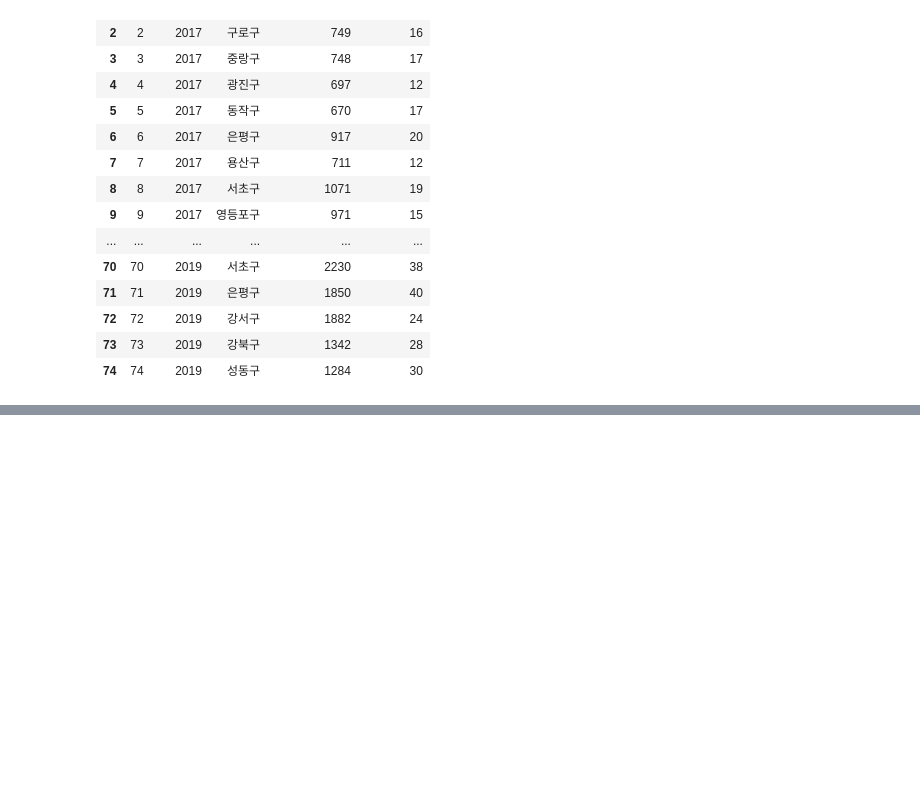
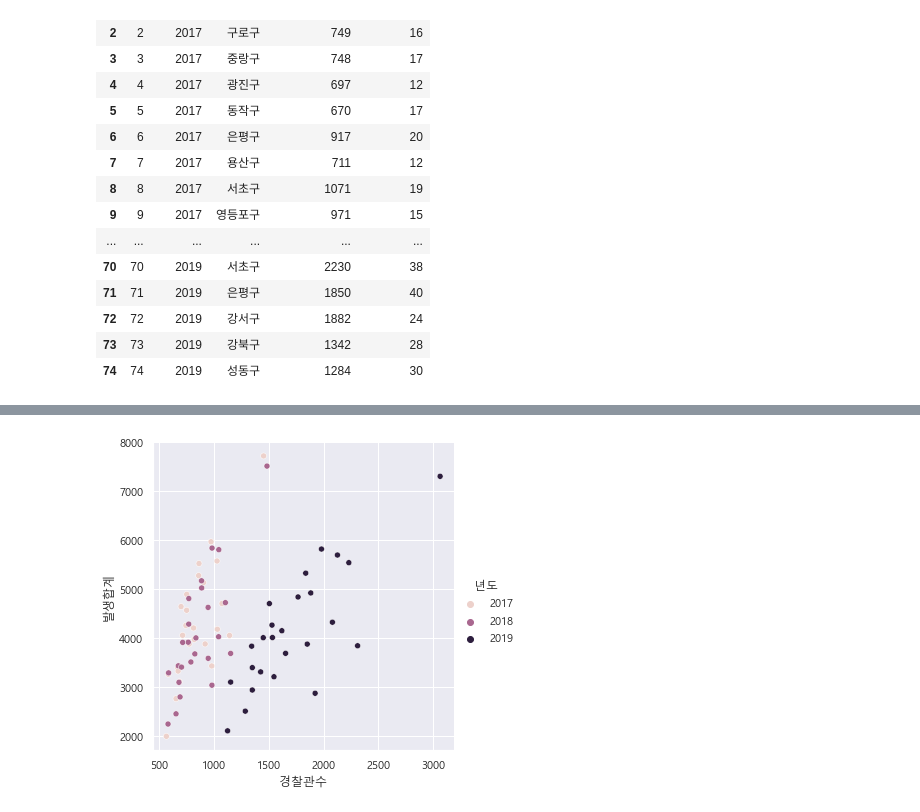
Before and after one commit to jun-young000/project2, a Jupyter notebook: 경찰관인원수와 5대범죄 발생 상관관계.ipynb, the cells around one changed output, grey strips where cells are left out. Drawn from its saved outputs; the diff is of its cells as text; code cells hidden in the pictures; blank space fills up the shorter version.

```diff
--- a/경찰관인원수와 5대범죄 발생 상관관계.ipynb
+++ b/경찰관인원수와 5대범죄 발생 상관관계.ipynb
@@ -125,0 +465,14 @@ crime=crime.sort_values(by=["기간","지역구"], ascending=[True, True])
+# %%
+poci1["폭력검거율"]=poci1["폭력검거"]/poci1["폭력발생"]
+# %%
+poci1["살인검거율"]=poci1["살인검거"]/poci1["살인발생"]
+# %%
+poci1["강간강제추행검거율"]=poci1["강간강제추행검거"]/poci1["강간강제추행발생"]
+# %%
+import numpy as np
+import pandas as pd
+from scipy import stats
+import matplotlib as mpl
+import matplotlib.pyplot as plt
+import seaborn as sns
+sns.set(style="whitegrid")
@@ -125,0 +499,4 @@ crime=crime.sort_values(by=["기간","지역구"], ascending=[True, True])
+# %%
+sns.relplot(x="경찰관수", y="발생합계", hue="년도",data=poci1);
+# %% [output]
+[figure, added]
```
Also changed, not shown: parts of 84 cells of this notebook, 1 other file.
